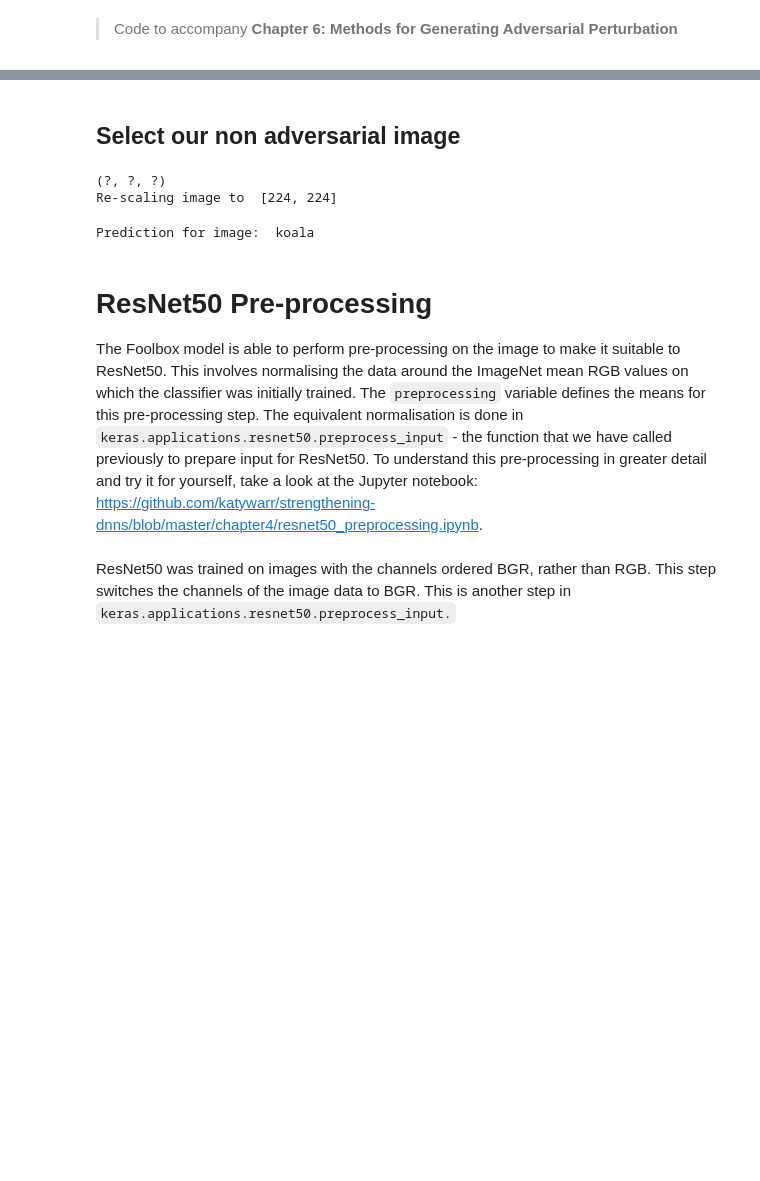
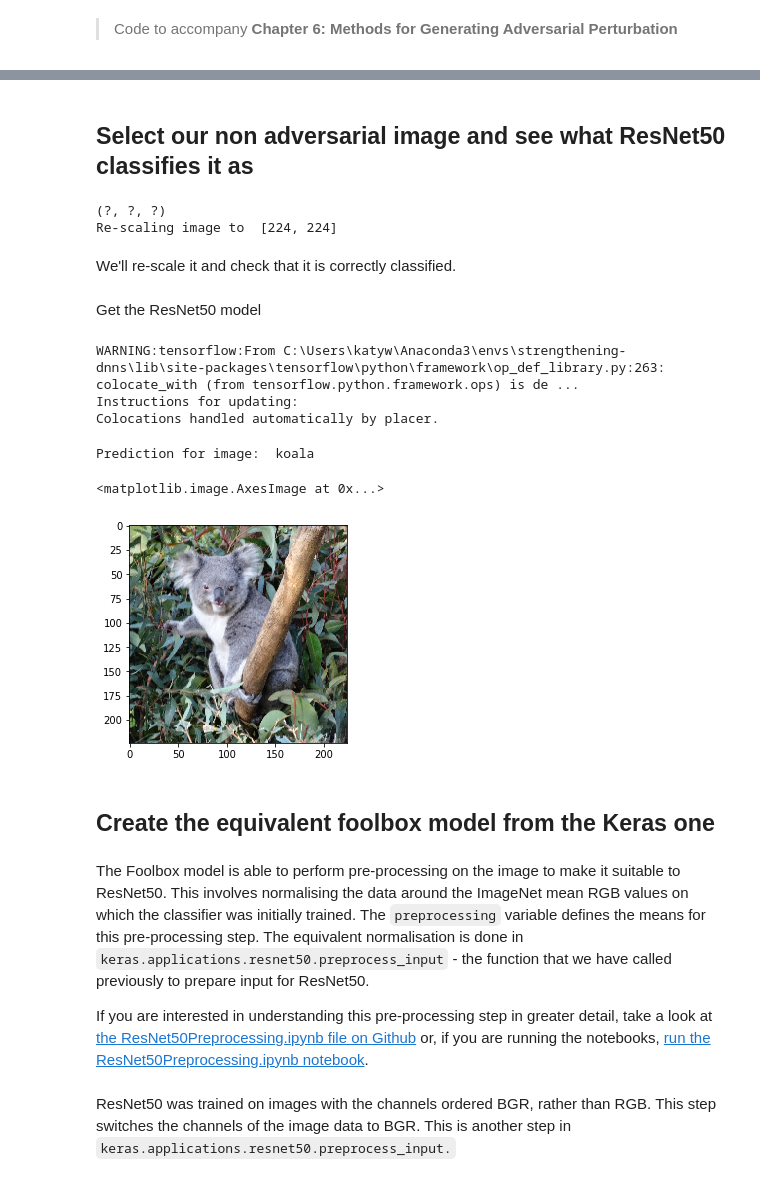
Before and after one commit to katywarr/strengthening-dnns, a Jupyter notebook: chapter06/resnet50_foolbox_saliency.ipynb, the cells around one changed output, grey strips where cells are left out. Saved outputs shown, nothing was run; the diff lists cells and outputs as text; code cells hidden in the pictures; blank space fills up the shorter version.

````diff
--- a/chapter06/resnet50_foolbox_saliency.ipynb
+++ b/chapter06/resnet50_foolbox_saliency.ipynb
@@ -31,25 +26,42 @@ Colocations handled automatically by placer.
 # %% [markdown]
-## Select our non adversarial image
+## Select our non adversarial image and see what ResNet50 classifies it as
 # %%
 original_image_path = '../images/koala.jpg'
 x = image_from_file(original_image_path, [224,224])
 # %% [output]
 (?, ?, ?)
 Re-scaling image to  [224, 224]
+# %% [markdown]
+We'll re-scale it and check that it is correctly classified.
+# %% [markdown]
+Get the ResNet50 model
+# %%
+model = ResNet50(weights='imagenet', include_top=True)
+# %% [output]
+WARNING:tensorflow:From C:\Users\katyw\Anaconda3\envs\strengthening-dnns\lib\site-packages\tensorflow\python\framework\op_def_library.py:263: colocate_with (from tensorflow.python.framework.ops) is de ...
+Instructions for updating:
+Colocations handled automatically by placer.
 # %%
 from keras.applications.resnet50 import preprocess_input
 from keras.applications.resnet50 import decode_predictions
 
 x_preds = model.predict(np.expand_dims(preprocess_input(x), 0))
 y = np.argmax(x_preds)
 y_name = decode_predictions(x_preds, top=1)[0][0][1]
 print("Prediction for image: ", y_name)
+
+plt.imshow(x)
 # %% [output]
 Prediction for image:  koala
+<matplotlib.image.AxesImage at 0x...>
+[figure, added]
+# %% [markdown]
+## Create the equivalent foolbox model from the Keras one
 # %% [markdown]
-# ResNet50 Pre-processing
+The Foolbox model is able to perform pre-processing on the image to make it suitable to ResNet50. This involves normalising the data around the ImageNet mean RGB values on which the classifier was initially trained. The ```preprocessing``` variable defines the means for this pre-processing step. The equivalent normalisation is done in ```keras.applications.resnet50.preprocess_input``` - the function that we have called previously to prepare input for ResNet50.
 
-The Foolbox model is able to perform pre-processing on the image to make it suitable to ResNet50. This involves normalising the data around the ImageNet mean RGB values on which the classifier was initially trained. The ```preprocessing``` variable defines the means for this pre-processing step. The equivalent normalisation is done in ```keras.applications.resnet50.preprocess_input``` - the function that we have called previously to prepare input for ResNet50. To understand this pre-processing in greater detail and try it for yourself, take a look at the Jupyter notebook: https://github.com/katywarr/strengthening-dnns/blob/master/chapter4/resnet50_preprocessing.ipynb.
+If you are interested in understanding this pre-processing step in greater detail, take a look at
+[the ResNet50Preprocessing.ipynb file on Github](https://github.com/katywarr/strengthening-dnns/blob/master/chapter04/resnet50_preprocessing.ipynb) or, if you are running the notebooks, [run the ResNet50Preprocessing.ipynb notebook](../chapter04/resnet50_preprocessing.ipynb).
 # %%
 preprocessing = (np.array([103.939, 116.779, 123.68]), 1)
 # %% [markdown]
````
Also changed, not shown: parts of 8 cells of this notebook, 10 other files.
